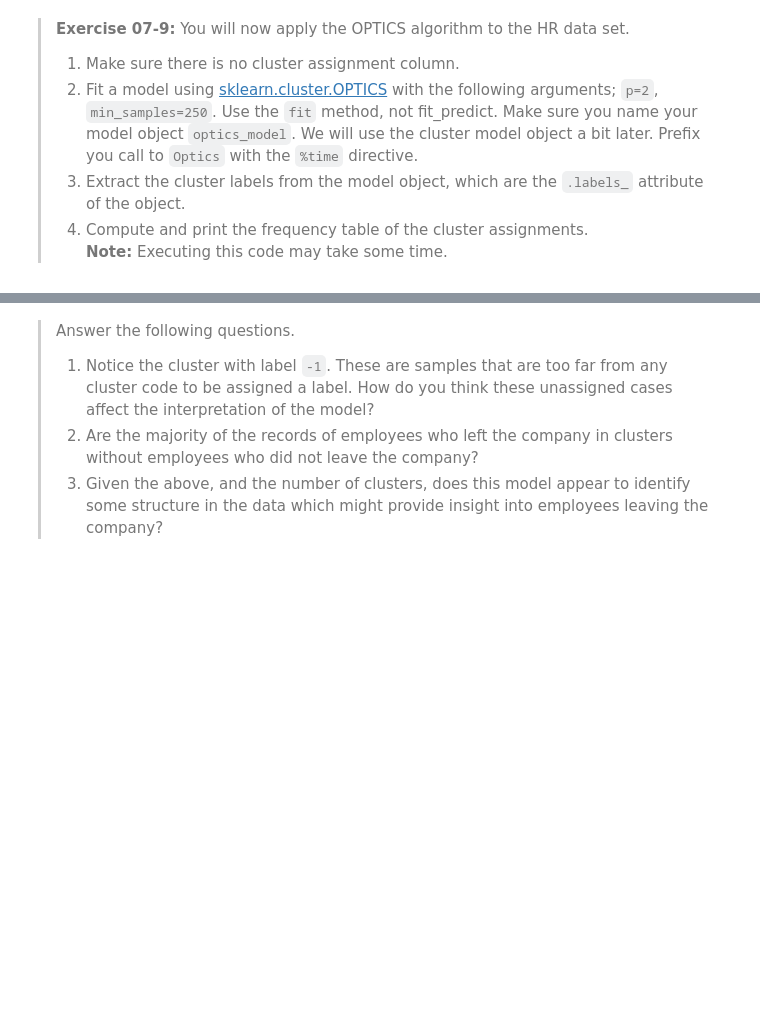
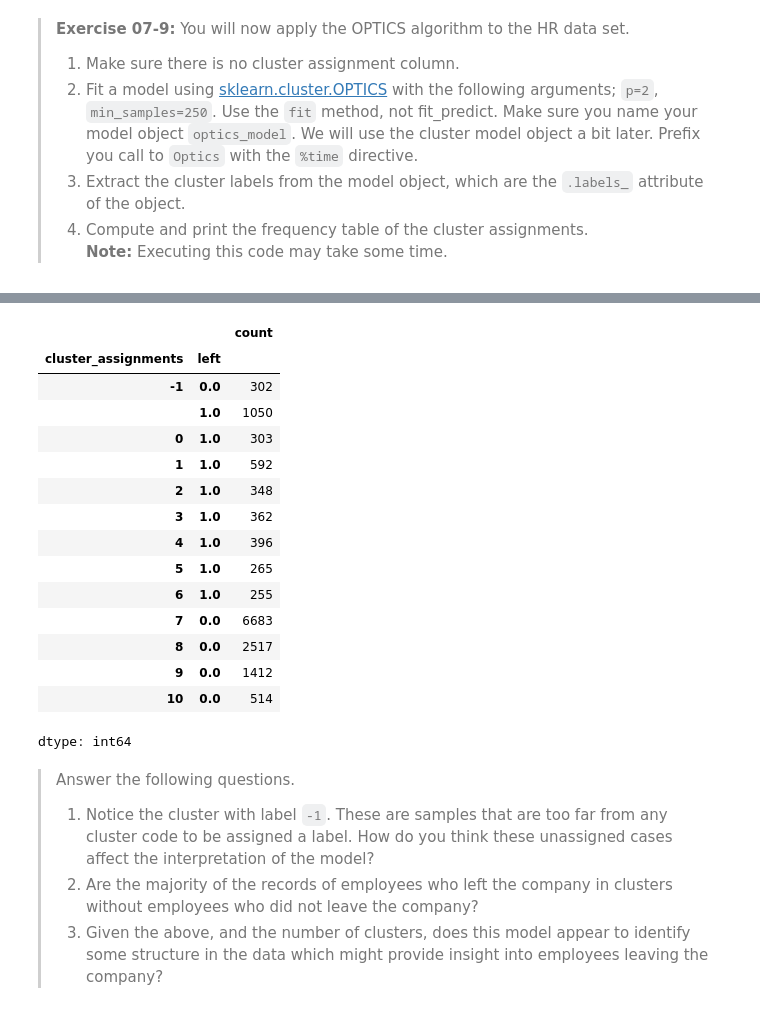
Before and after one commit to whendo/CSCI-E-108, a Jupyter notebook: notebooks/07_ClusterModels.ipynb, the cells around one changed output, grey strips where cells are left out. Saved outputs shown, nothing was run; the diff lists cells and outputs as text; code cells hidden in the pictures; blank space fills up the shorter version.

```diff
--- a/notebooks/07_ClusterModels.ipynb
+++ b/notebooks/07_ClusterModels.ipynb
@@ -1124,0 +1178,8 @@ nr.seed(4512)
+# %%
+nr.seed(4512)
+## Put your code below
+HR_data.drop(columns='cluster_assignments', inplace=True) if 'cluster_assignments' in HR_data.columns else None
+%time optics_model = OPTICS(p=2, min_samples=250).fit(HR_data)
+HR_data['cluster_assignments'] = optics_model.labels_
+HR_data.loc[:,['cluster_assignments','left']].value_counts().sort_index(axis=0, level=0)
+# %% [output]
@@ -1125,3 +1188,19 @@ nr.seed(4512)
+|  |  | count |
+| cluster_assignments | left |  |
+| -1 | 0.0 | 302 |
+|  | 1.0 | 1050 |
+| 0 | 1.0 | 303 |
+| 1 | 1.0 | 592 |
+| 2 | 1.0 | 348 |
+| 3 | 1.0 | 362 |
+| 4 | 1.0 | 396 |
+| 5 | 1.0 | 265 |
+| 6 | 1.0 | 255 |
+| 7 | 0.0 | 6683 |
+| 8 | 0.0 | 2517 |
+| 9 | 0.0 | 1412 |
+| 10 | 0.0 | 514 |
+dtype: int64
 # %% [markdown]
 > Answer the following questions.
 > 1. Notice the cluster with label `-1`. These are samples that are too far from any cluster code to be assigned a label. How do you think these unassigned cases affect the interpretation of the model?
```
Also changed, not shown: parts of 44 cells of this notebook.
